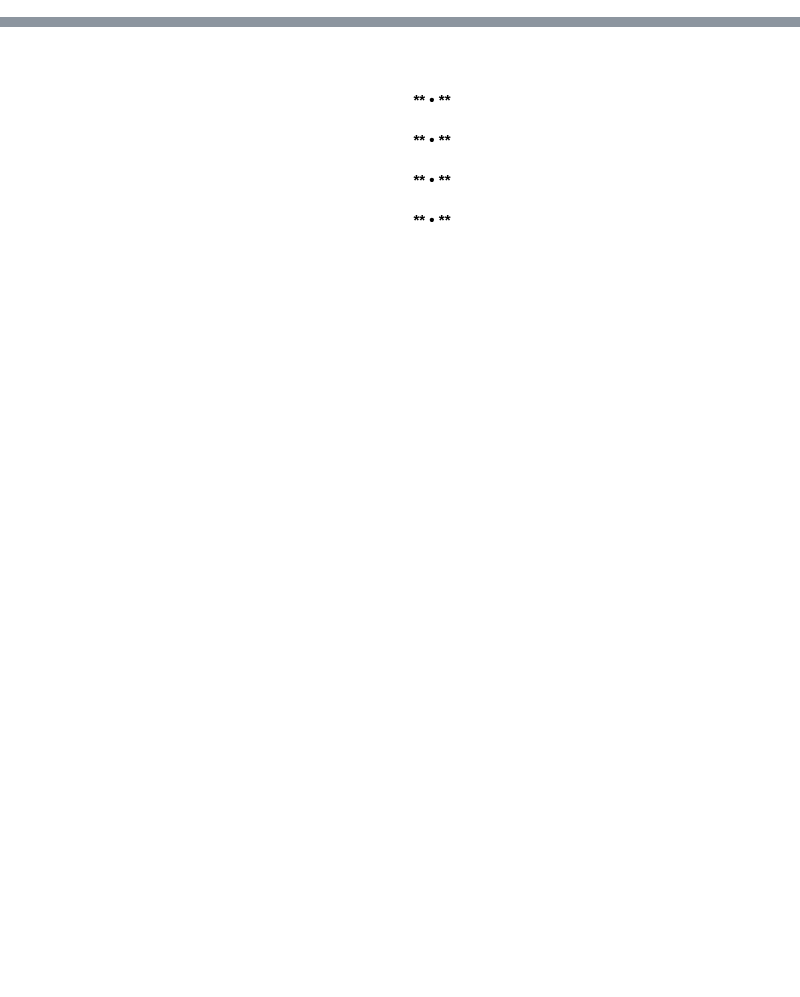
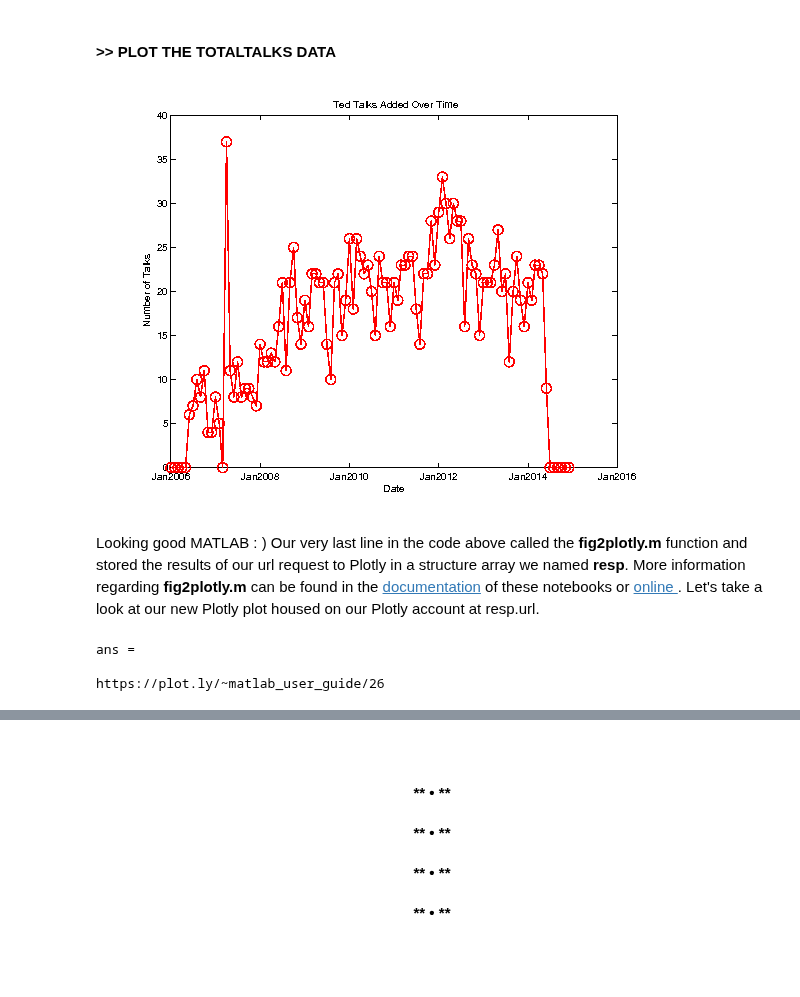
Before and after one commit to icopavan/MATLAB-User-Guide, a Jupyter notebook: 00_Scatter_&_Line_Plots.ipynb, the cells around one changed output, grey strips where cells are left out. Saved outputs shown, nothing was run; the diff lists cells and outputs as text; code cells hidden in the pictures; blank space fills up the shorter version.

Commit message:
new matlab/plotly syntax sections

```diff
--- a/00_Scatter_&_Line_Plots.ipynb
+++ b/00_Scatter_&_Line_Plots.ipynb
@@ -570,0 +56,24 @@ show_plot('https://plot.ly/~bronsolo/54/')
+# %%
+%%matlab
+
+years = cell2mat(ted.talks.date.year);
+months = ted.talks.date.month;
+monthString = {'Jan','Feb','Mar','Apr','May','Jun','Jul','Aug','Sep','Oct','Nov','Dec'};
+startYear = min(years);
+currentYear = max(years);
+numMonths = 12;
+numYears = currentYear - startYear + 1;
+totalTalks = zeros(1,numYears*numMonths); %<----- This vector will store our desired info.
+dates = zeros(1,numYears*numMonths);
+
+count = 1;
+
+for y = 0:numYears-1
+    for m = 1:numMonths
+        if(any(strcmp(months,monthString{m}) & (years == (startYear + y))))
+            totalTalks(y*numMonths + m) = sum(strcmp(months,monthString{m}) & (years == (startYear + y)));
+        else
+        end
+        dates(y*numMonths + m)= datenum( [ '01-' (monthString{m}) '-' num2str(2006 + y)] ,'dd-mmm-yyyy');
+    end
+end
@@ -570,0 +109,30 @@ show_plot('https://plot.ly/~bronsolo/54/')
+# %% [markdown]
+<h4> >> PLOT THE TOTALTALKS DATA </h4>
+# %%
+%%matlab
+
+fig = figure();
+plot(dates, totalTalks,'-or','LineWidth', 1, 'MarkerSize', 10)
+title('Ted Talks Added Over Time');
+xlabel('Date');
+ylabel('Number of Talks');
+set(gca,'XTick',dates(1:6:end));
+datetick('x','mmmyyyy')
+
+%%%%%%%%%%%%%%%%%%
+%     PLOTLY     %
+%%%%%%%%%%%%%%%%%%
+
+resp = fig2plotly(gcf);
+# %% [output]
+[figure, added]
+# %% [markdown]
+Looking good MATLAB : ) Our very last line in the code above called the **fig2plotly.m** function and stored the results of our url request to Plotly in a structure array we named **resp**. More information regarding **fig2plotly.m** can be found in the <a href = ./getting_started.ipynb/#doc class = nounderline>documentation</a> of these notebooks or <a href= https://plot.ly/matlab class = nounderline> online </a>. Let's take a look at our new Plotly plot housed on our Plotly account at resp.url.
+# %%
+%%matlab
+
+resp.url
+# %% [output]
+ans =
+
+https://plot.ly/~matlab_user_guide/26
```
Also changed, not shown: parts of 103 cells of this notebook.
